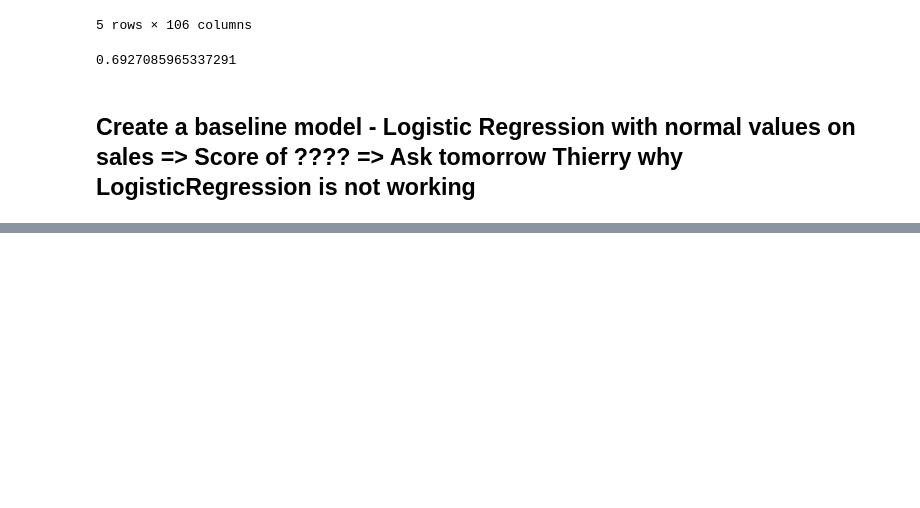
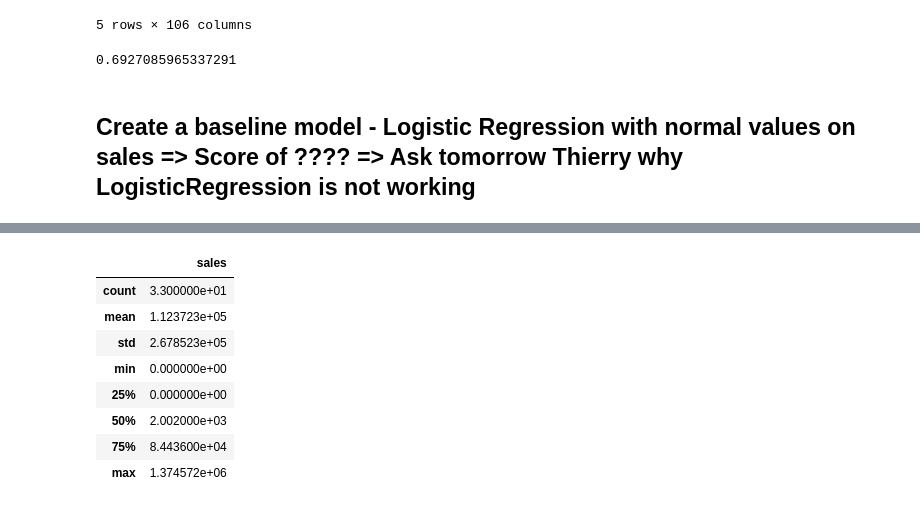
Before and after one commit to mrdaraujo/business_case_869, a Jupyter notebook: notebooks/farah_DataVisualisation_BaseModel.ipynb, the cells around one changed output, grey strips where cells are left out. Saved outputs shown, nothing was run; the diff lists cells and outputs as text; code cells hidden in the pictures; blank space fills up the shorter version.

Commit message:
Work for 4th day - Streamlit and plot

```diff
--- a/notebooks/farah_DataVisualisation_BaseModel.ipynb
+++ b/notebooks/farah_DataVisualisation_BaseModel.ipynb
@@ -1015,3 +916,6 @@ LinearRegression_logData.score(data_log_X, data_log_y)
 # %%
 #LogisticRegression = logisticRegr.fit(data_X_NonOnHot, data_y_NonOnHot)
 #LogisticRegression.score(data_X, data_y)
+# %%
+data_plot = data_train_merge_stores
+data_plot
@@ -1017,0 +936,46 @@ LinearRegression_logData.score(data_log_X, data_log_y)
+# %%
+data_baseline = data_plot
+# %%
+#2013
+data_selection_fam_2013_bycity_bystore = data_baseline[data_baseline['year'] == 2013]
+data_selection_fam_2013_bycity_bystore = data_selection_fam_2013_bycity_bystore[
+    data_selection_fam_2013_bycity_bystore['city'] == 'Guayaquil']
+data_selection_fam_2013_bycity_bystore = data_selection_fam_2013_bycity_bystore[
+    data_selection_fam_2013_bycity_bystore['store_nbr'] == 24]
+data_selection_fam_2013_bycity_bystore = data_selection_fam_2013_bycity_bystore.groupby(['family'])['sales'].sum().reset_index()
+
+#2014
+data_selection_fam_2014_bycity_bystore = data_baseline[data_baseline['year'] == 2014]
+data_selection_fam_2014_bycity_bystore = data_selection_fam_2014_bycity_bystore[
+    data_selection_fam_2014_bycity_bystore['city'] == 'Guayaquil']
+data_selection_fam_2014_bycity_bystore = data_selection_fam_2014_bycity_bystore[
+    data_selection_fam_2014_bycity_bystore['store_nbr'] == 24]
+data_selection_fam_2014_bycity_bystore = data_selection_fam_2014_bycity_bystore.groupby(['family'])['sales'].sum().reset_index()
+
+#2015
+data_selection_fam_2015_bycity_bystore = data_baseline[data_baseline['year'] == 2015]
+data_selection_fam_2015_bycity_bystore = data_selection_fam_2015_bycity_bystore[
+    data_selection_fam_2015_bycity_bystore['city'] == 'Guayaquil']
+data_selection_fam_2015_bycity_bystore = data_selection_fam_2015_bycity_bystore[
+    data_selection_fam_2015_bycity_bystore['store_nbr'] == 24]
+data_selection_fam_2015_bycity_bystore = data_selection_fam_2015_bycity_bystore.groupby(['family'])['sales'].sum().reset_index()
+
+#2016
+data_selection_fam_2016_bycity_bystore = data_baseline[data_baseline['year'] == 2016]
+data_selection_fam_2016_bycity_bystore = data_selection_fam_2016_bycity_bystore[
+    data_selection_fam_2016_bycity_bystore['city'] == 'Guayaquil']
+data_selection_fam_2016_bycity_bystore = data_selection_fam_2016_bycity_bystore[
+    data_selection_fam_2016_bycity_bystore['store_nbr'] == 24]
+data_selection_fam_2016_bycity_bystore = data_selection_fam_2016_bycity_bystore.groupby(['family'])['sales'].sum().reset_index()
+# %%
+data_selection_fam_2013_bycity_bystore.describe()
+# %% [output]
+|  | sales |
+| count | 3.300000e+01 |
+| mean | 1.123723e+05 |
+| std | 2.678523e+05 |
+| min | 0.000000e+00 |
+| 25% | 0.000000e+00 |
+| 50% | 2.002000e+03 |
+| 75% | 8.443600e+04 |
+| max | 1.374572e+06 |
```
Also changed, not shown: parts of 16 cells of this notebook, 2 other files.
